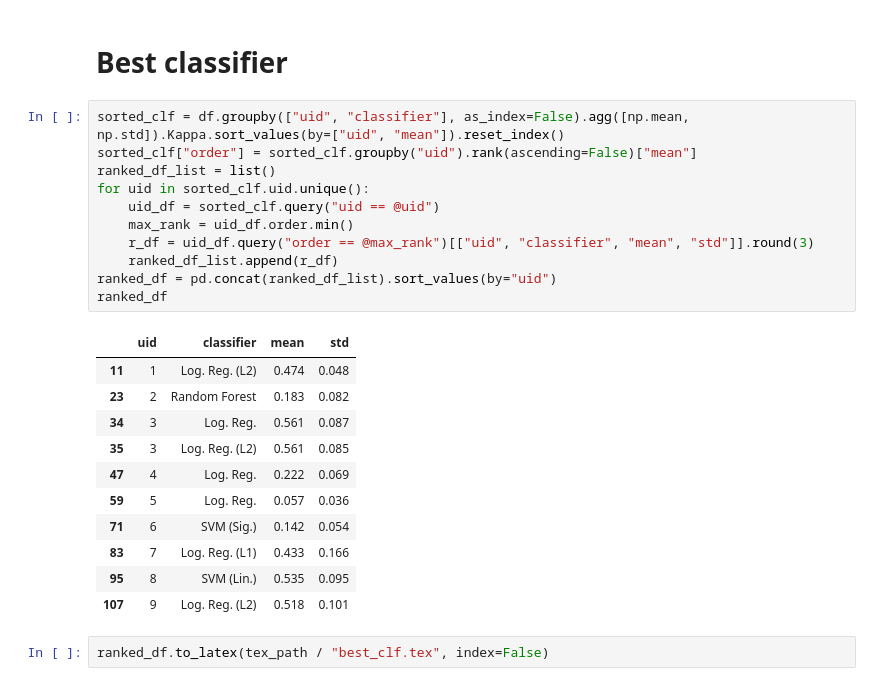
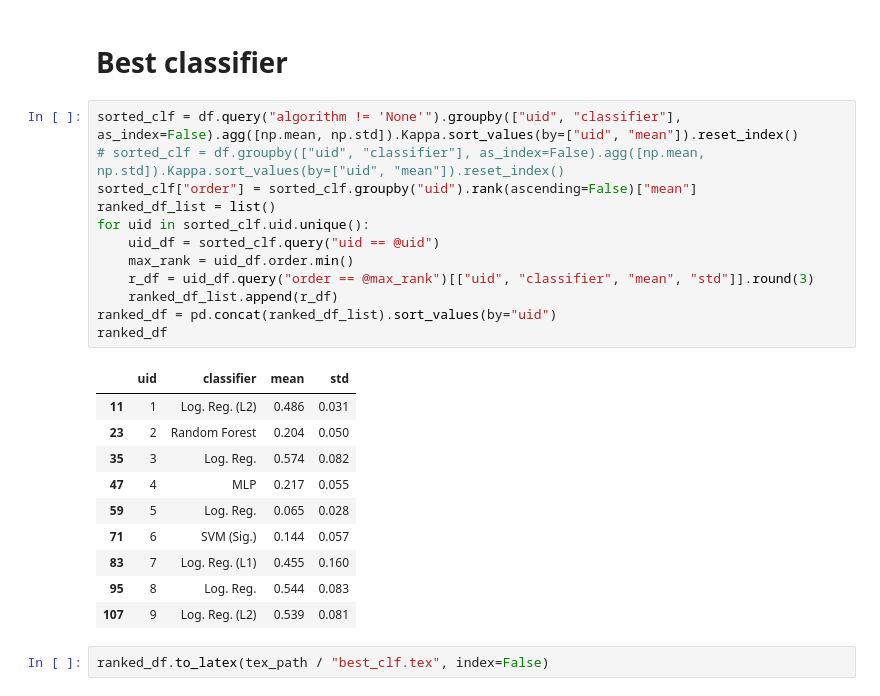
Before and after one commit to Kotzly/BCI_MsC, a Jupyter notebook: notebooks/Issue_32_Results_Analysis_BCIComp.ipynb, the cells around one changed output. Drawn from its saved outputs; the diff is of its cells as text.

```diff
--- a/notebooks/Issue_32_Results_Analysis_BCIComp.ipynb
+++ b/notebooks/Issue_32_Results_Analysis_BCIComp.ipynb
@@ -183,28 +190,28 @@ order_df.to_latex(tex_path / "best_alg_median_rank.tex", index=False)
 # %% [markdown]
 # Best classifier
 # %%
-sorted_clf = df.groupby(["uid", "classifier"], as_index=False).agg([np.mean, np.std]).Kappa.sort_values(by=["uid", "mean"]).reset_index()
+sorted_clf = df.query("algorithm != 'None'").groupby(["uid", "classifier"], as_index=False).agg([np.mean, np.std]).Kappa.sort_values(by=["uid", "mean"]).reset_index()
+# sorted_clf = df.groupby(["uid", "classifier"], as_index=False).agg([np.mean, np.std]).Kappa.sort_values(by=["uid", "mean"]).reset_index()
 sorted_clf["order"] = sorted_clf.groupby("uid").rank(ascending=False)["mean"]
 ranked_df_list = list()
 for uid in sorted_clf.uid.unique():
     uid_df = sorted_clf.query("uid == @uid")
     max_rank = uid_df.order.min()
     r_df = uid_df.query("order == @max_rank")[["uid", "classifier", "mean", "std"]].round(3)
     ranked_df_list.append(r_df)
 ranked_df = pd.concat(ranked_df_list).sort_values(by="uid")
 ranked_df
 # %% [output]
 |  | uid | classifier | mean | std |
-| 11 | 1 | Log. Reg. (L2) | 0.474 | 0.048 |
-| 23 | 2 | Random Forest | 0.183 | 0.082 |
-| 34 | 3 | Log. Reg. | 0.561 | 0.087 |
-| 35 | 3 | Log. Reg. (L2) | 0.561 | 0.085 |
-| 47 | 4 | Log. Reg. | 0.222 | 0.069 |
-| 59 | 5 | Log. Reg. | 0.057 | 0.036 |
-| 71 | 6 | SVM (Sig.) | 0.142 | 0.054 |
-| 83 | 7 | Log. Reg. (L1) | 0.433 | 0.166 |
-| 95 | 8 | SVM (Lin.) | 0.535 | 0.095 |
-| 107 | 9 | Log. Reg. (L2) | 0.518 | 0.101 |
+| 11 | 1 | Log. Reg. (L2) | 0.486 | 0.031 |
+| 23 | 2 | Random Forest | 0.204 | 0.050 |
+| 35 | 3 | Log. Reg. | 0.574 | 0.082 |
+| 47 | 4 | MLP | 0.217 | 0.055 |
+| 59 | 5 | Log. Reg. | 0.065 | 0.028 |
+| 71 | 6 | SVM (Sig.) | 0.144 | 0.057 |
+| 83 | 7 | Log. Reg. (L1) | 0.455 | 0.160 |
+| 95 | 8 | Log. Reg. | 0.544 | 0.083 |
+| 107 | 9 | Log. Reg. (L2) | 0.539 | 0.081 |
 # %%
 ranked_df.to_latex(tex_path / "best_clf.tex", index=False)
 # %%
```
Also changed, not shown: parts of 8 cells of this notebook.
